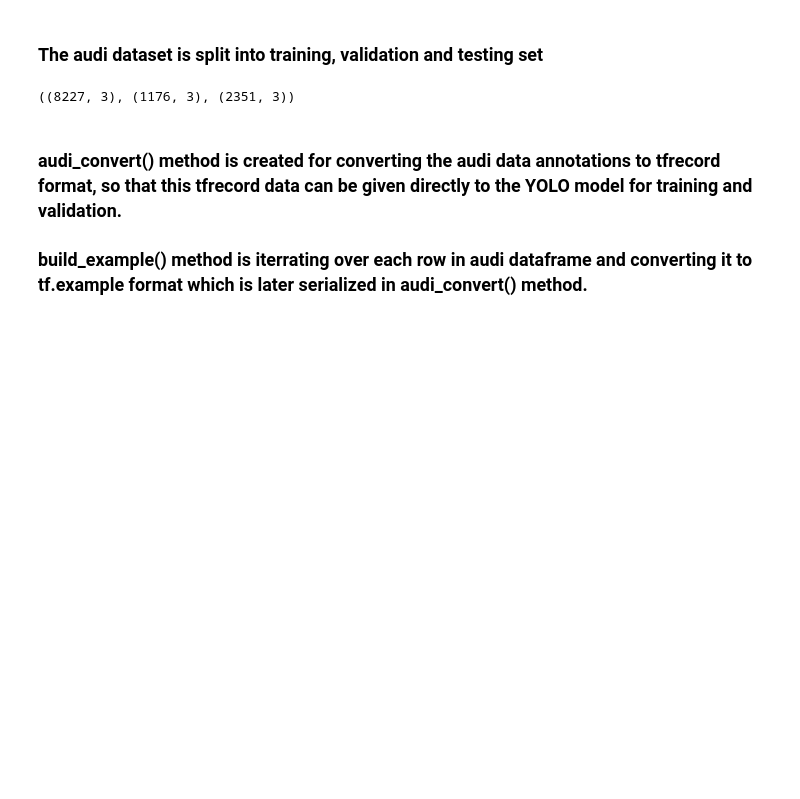
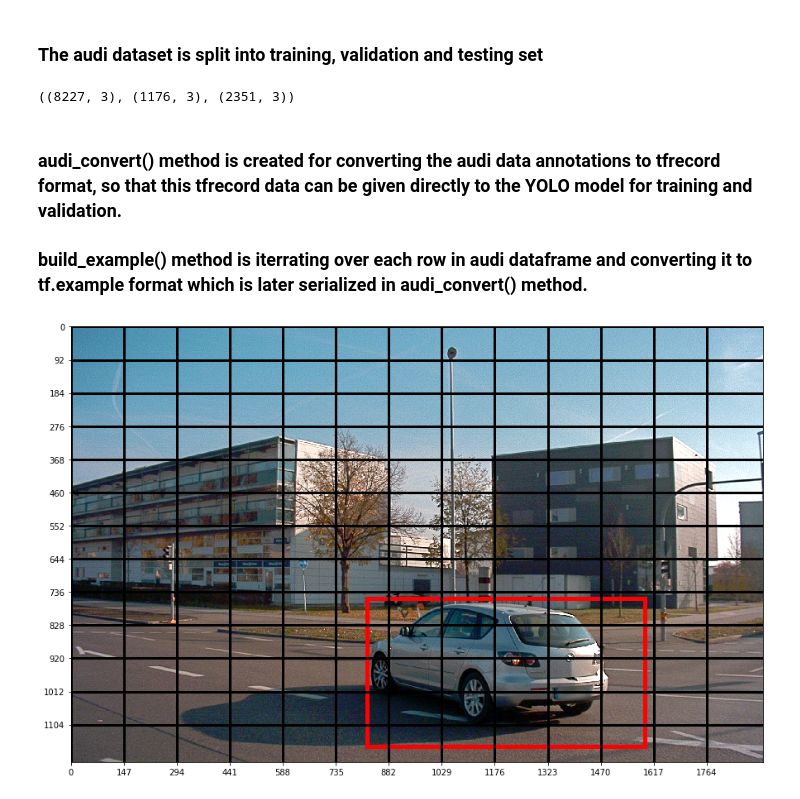
Before and after one commit to Suman-Saini/CapstoneProject_2, a Jupyter notebook: Data_Exploration.ipynb, the cells around one changed output. Saved outputs shown, nothing was run; the diff lists cells and outputs as text; code cells hidden in the pictures; blank space fills up the shorter version.

```diff
--- a/Data_Exploration.ipynb
+++ b/Data_Exploration.ipynb
@@ -220,3 +220,29 @@ audi_convert(train_dataset)
 # %%
 output_file = './data/audi_val.tfrecord'
 audi_convert(val_dataset)
+# %%
+audiDf = pd.read_csv('data/audi_dataset.csv', index_col=0)
+cur_dir = os.getcwd()
+s = audiDf[audiDf.imageFile.str.contains('20181107132300_camera_frontcenter_000002892')]
+img = plt.imread(cur_dir+s['imageFile'].iloc[0])
+figure, ax = plt.subplots(1, figsize=(15,15))
+for key, row in s.iterrows():
+    topleft_x = row['x1']
+    topleft_y = row['y1']
+    bottom_right_x = row['x2']
+    bottom_right_y = row['y2']
+    rect1 = plt.Rectangle((topleft_x,topleft_y),(bottom_right_x-topleft_x),(bottom_right_y-topleft_y),
+                         edgecolor='r', facecolor='none', linewidth=5)
+    #rect2 = plt.Rectangle((topleft_x-30,topleft_y+80),(bottom_right_x-topleft_x),(bottom_right_y-topleft_y),
+    #                     edgecolor='r', facecolor='none', linewidth=5)
+    #rect3 = plt.Rectangle((topleft_x+50,topleft_y-30),(bottom_right_x-topleft_x),(bottom_right_y-topleft_y),
+    #                     edgecolor='r', facecolor='none', linewidth=5)
+    _ = ax.add_patch(rect1)
+    #_ = ax.add_patch(rect2)
+    #_ = ax.add_patch(rect3)
+    ax.grid(which='major', axis='both', linestyle='-', color='black', linewidth=3)
+_ = plt.xticks((0,147,294,441,588,735,882,1029,1176,1323,1470,1617,1764))
+_ = plt.yticks((0,92,184,276,368,460,552,644,736,828,920,1012,1104))
+_ = plt.imshow(img)
+# %% [output]
+[figure, added]
```
Also changed, not shown: parts of 1 cell of this notebook, 5 other files.
